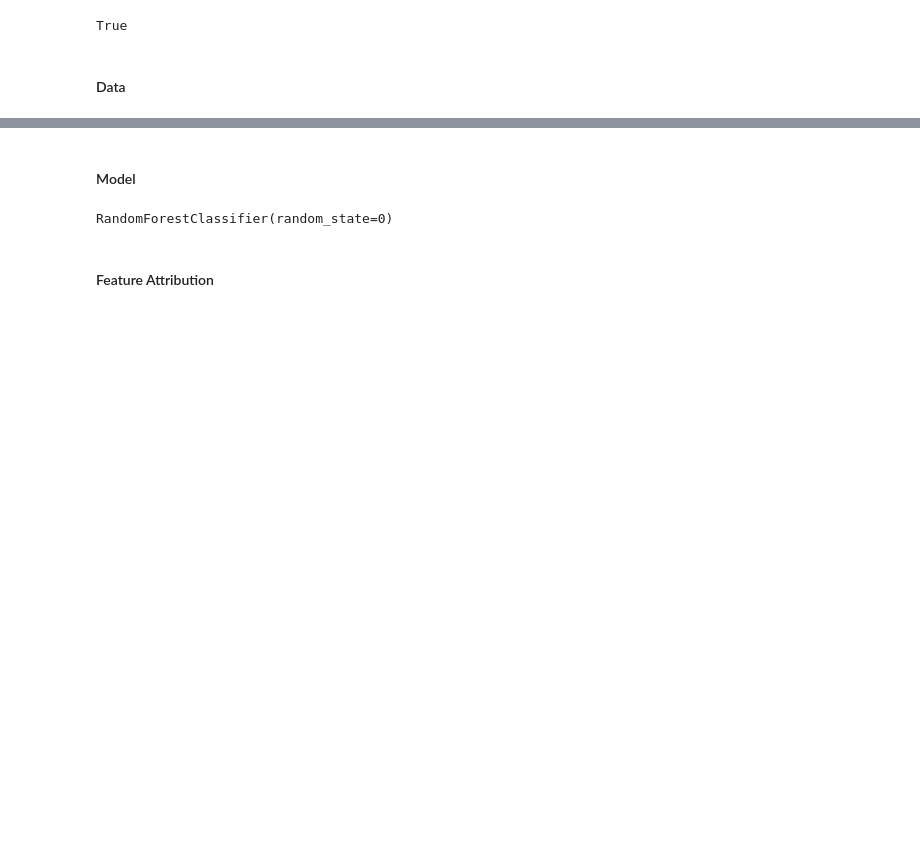
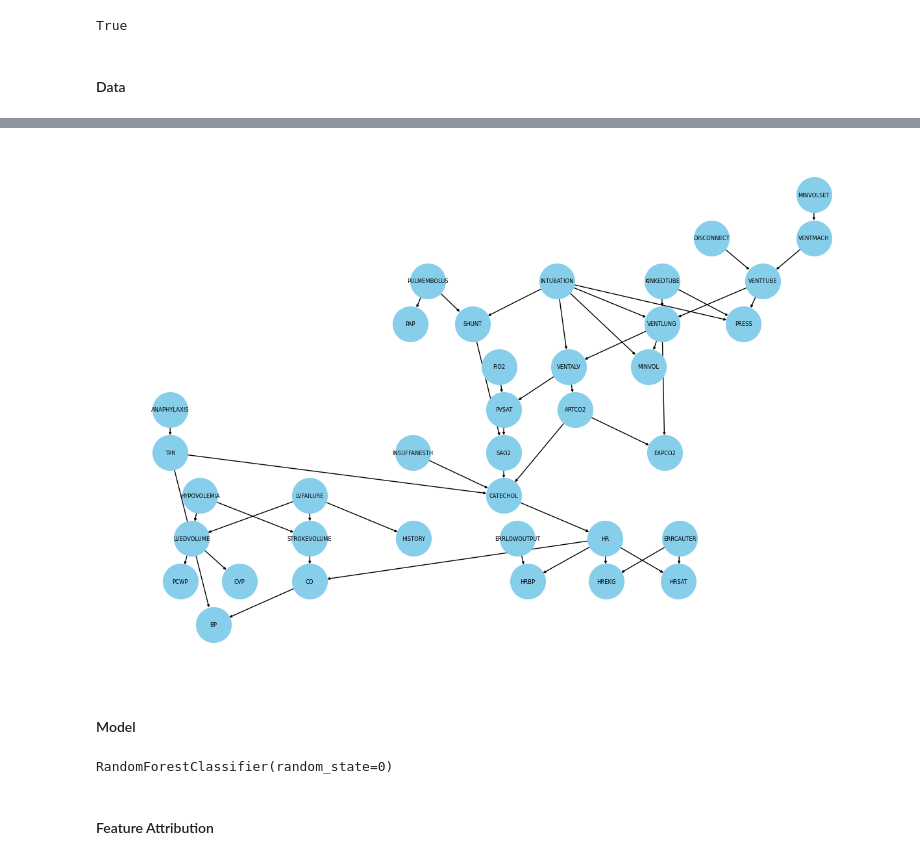
Before and after one commit to TumeloMkwambe/Honours-RP, a Jupyter notebook: main.ipynb, the cells around one changed output, grey strips where cells are left out. Cells and saved outputs as stored; diff of their text form; code cells hidden in the pictures; blank space fills up the shorter version.

```diff
--- a/main.ipynb
+++ b/main.ipynb
@@ -26,3 +26,10 @@ y = national_poll_on_healthy_aging_npha.data.targets.to_numpy()
 
 feature_names = list(national_poll_on_healthy_aging_npha.data.features.columns)
 class_name = national_poll_on_healthy_aging_npha.data.targets.columns[0]
+# %%
+ground_bn = get_example_model("alarm")
+
+dataset = ground_bn.simulate(n_samples = 1000)
+
+draw_network(ground_bn)
+# %% [output]
@@ -28,0 +37 @@ class_name = national_poll_on_healthy_aging_npha.data.targets.columns[0]
+[figure, added]
```
Also changed, not shown: parts of 17 cells of this notebook, 1 other file.
